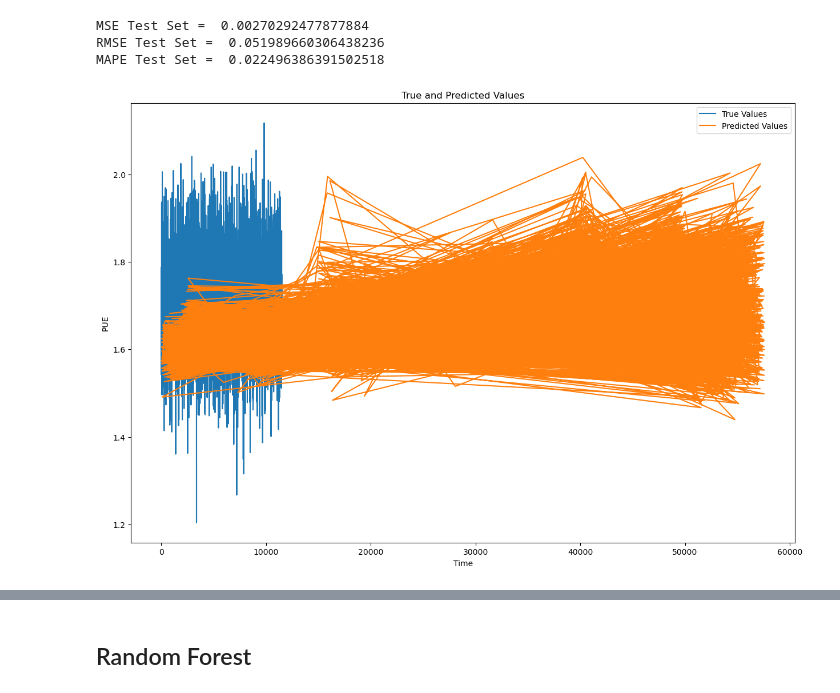
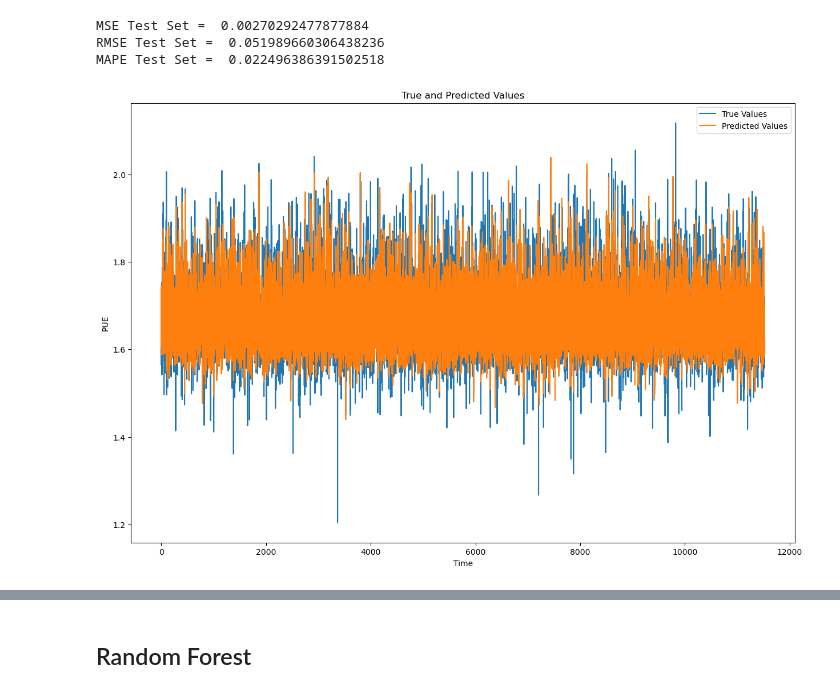
Before and after one commit to boraaktas/INDR491, a Jupyter notebook: jupyter/KS10_PREDICTION.ipynb, the cells around one changed output, grey strips where cells are left out. Saved outputs shown, nothing was run; the diff lists cells and outputs as text; code cells hidden in the pictures.

```diff
--- a/jupyter/KS10_PREDICTION.ipynb
+++ b/jupyter/KS10_PREDICTION.ipynb
@@ -371,12 +371,12 @@ MAPE Test Set =  0.022496386391502518
 # %%
 ## plot estimated and true values
 plt.figure(figsize=(15,10))
 plt.plot(list(y_true), label='True Values')
-plt.plot(y_pred, label='Predicted Values')
+plt.plot(list(y_pred), label='Predicted Values')
 plt.title('True and Predicted Values')
 plt.xlabel('Time')
 plt.ylabel('PUE')
 plt.legend()
 plt.show()
 # %% [output]
-[figure, old version]
+[figure, new version]
```
Also changed, not shown: parts of 12 cells of this notebook.
